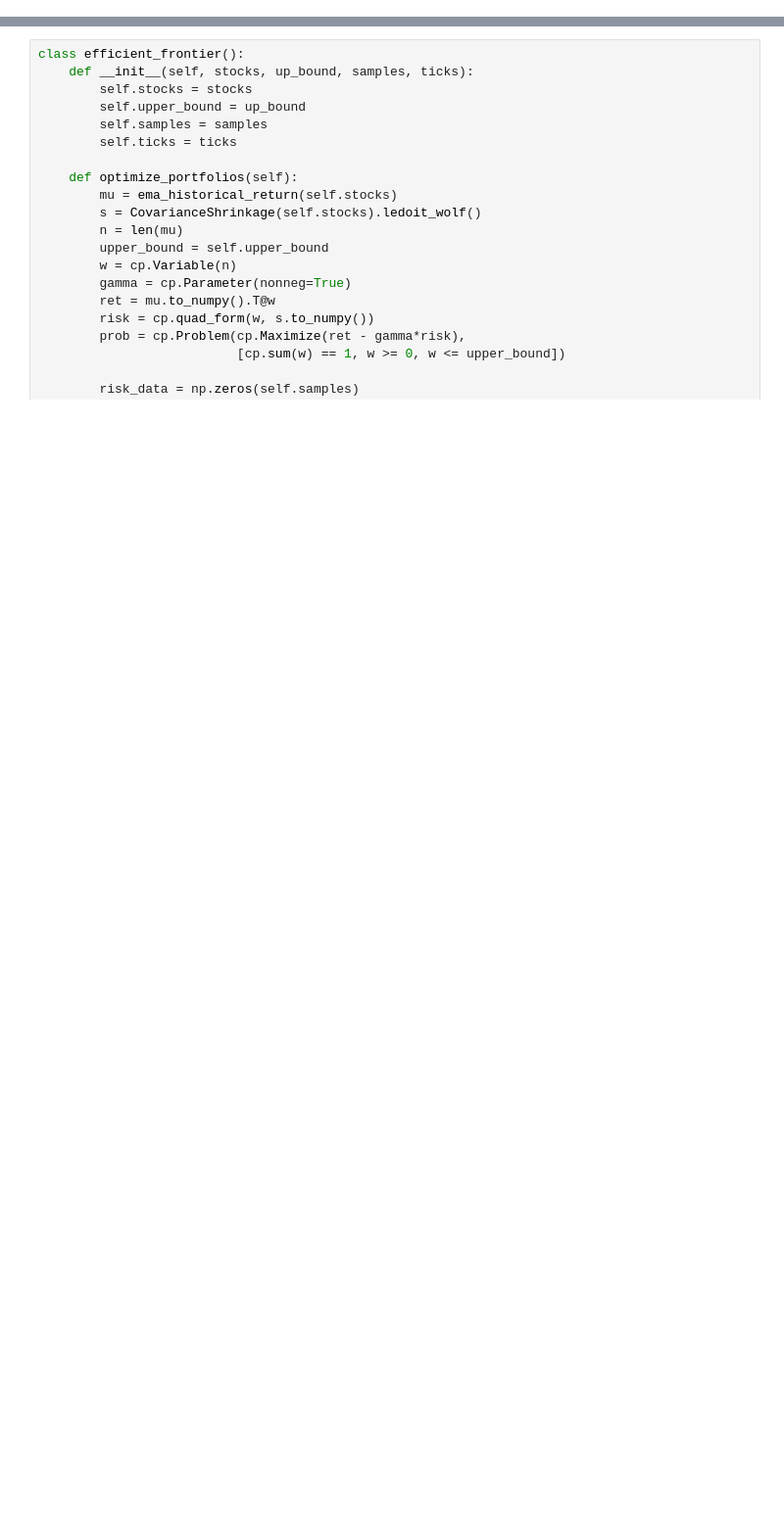
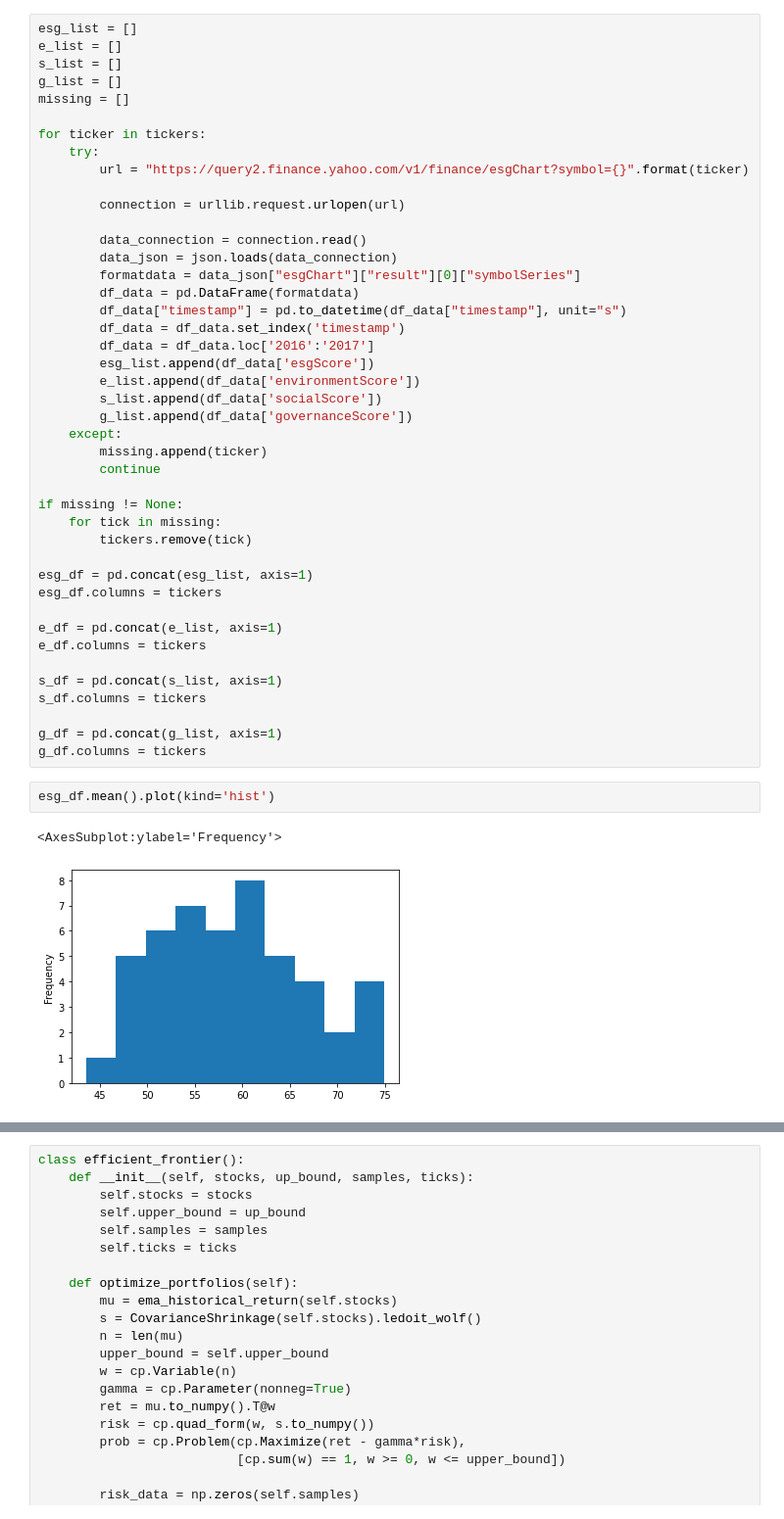
Before and after one commit to pkatsiotis/ESG-Investing-I, a Jupyter notebook: code.ipynb, the cells around one changed output, grey strips where cells are left out. Shown at 98% size. Cells and saved outputs as stored; diff of their text form; blank space fills up the shorter version.

Commit message:
Changed ESG data source from file to yahoo finance

```diff
--- a/code.ipynb
+++ b/code.ipynb
@@ -99 +33,49 @@ esg_g_sample = esg_g[tickers].copy()
+# %%
+esg_list = []
+e_list = []
+s_list = []
+g_list = []
+missing = []
+
+for ticker in tickers:
+    try:
+        url = "https://query2.finance.yahoo.com/v1/finance/esgChart?symbol={}".format(ticker)
+
+        connection = urllib.request.urlopen(url)
+
+        data_connection = connection.read()
+        data_json = json.loads(data_connection)
+        formatdata = data_json["esgChart"]["result"][0]["symbolSeries"]
+        df_data = pd.DataFrame(formatdata)
+        df_data["timestamp"] = pd.to_datetime(df_data["timestamp"], unit="s")
+        df_data = df_data.set_index('timestamp')
+        df_data = df_data.loc['2016':'2017']
+        esg_list.append(df_data['esgScore'])
+        e_list.append(df_data['environmentScore'])
+        s_list.append(df_data['socialScore'])
+        g_list.append(df_data['governanceScore'])
+    except:
+        missing.append(ticker)
+        continue
+
+if missing != None:
+    for tick in missing:
+        tickers.remove(tick)
+
+esg_df = pd.concat(esg_list, axis=1)
+esg_df.columns = tickers
+
+e_df = pd.concat(e_list, axis=1)
+e_df.columns = tickers
+
+s_df = pd.concat(s_list, axis=1)
+s_df.columns = tickers
+
+g_df = pd.concat(g_list, axis=1)
+g_df.columns = tickers
+# %%
+esg_df.mean().plot(kind='hist')
+# %% [output]
+<AxesSubplot:ylabel='Frequency'>
+[figure, added]
 # %%
```
Also changed, not shown: parts of 33 cells of this notebook.
